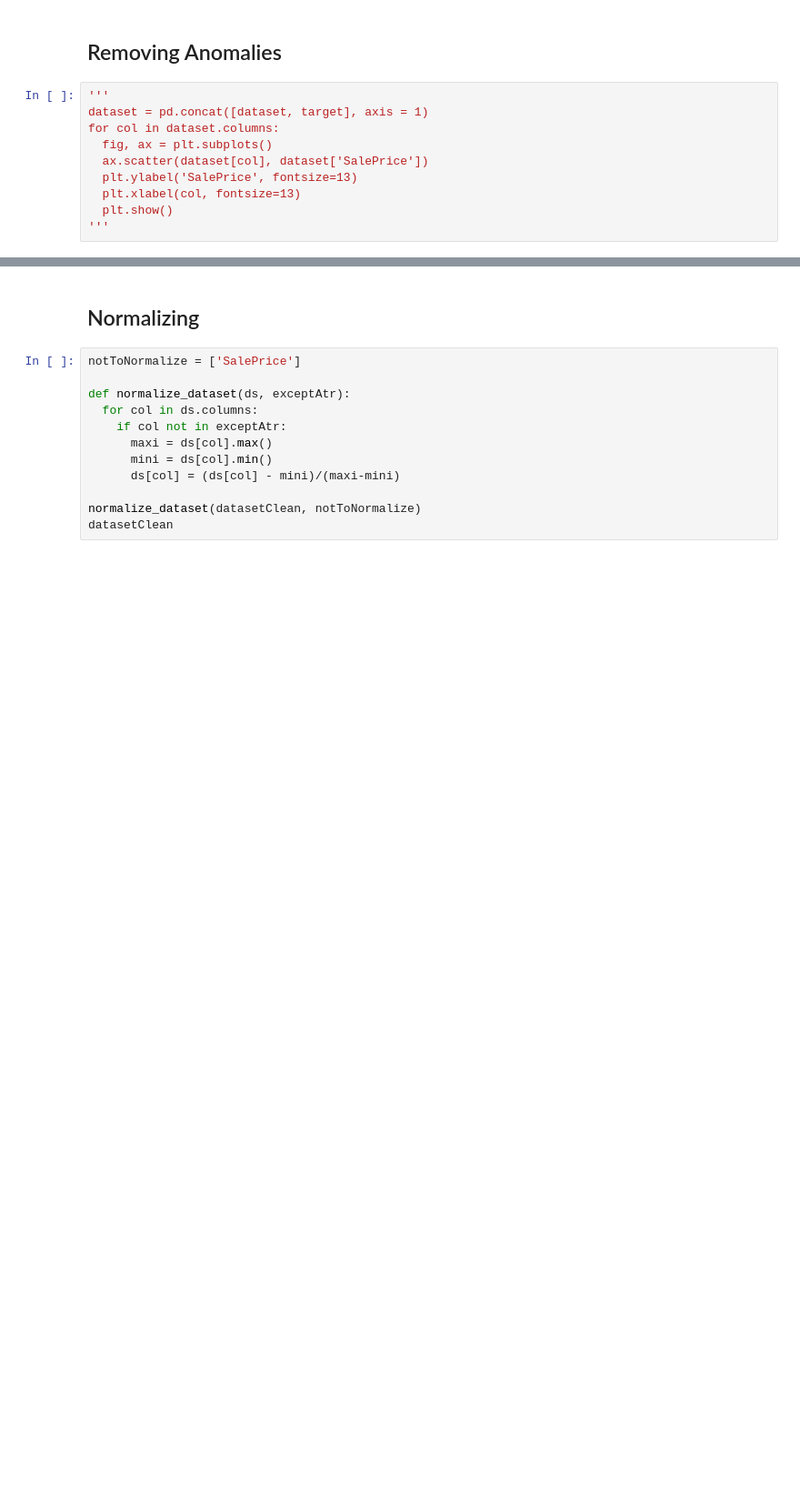
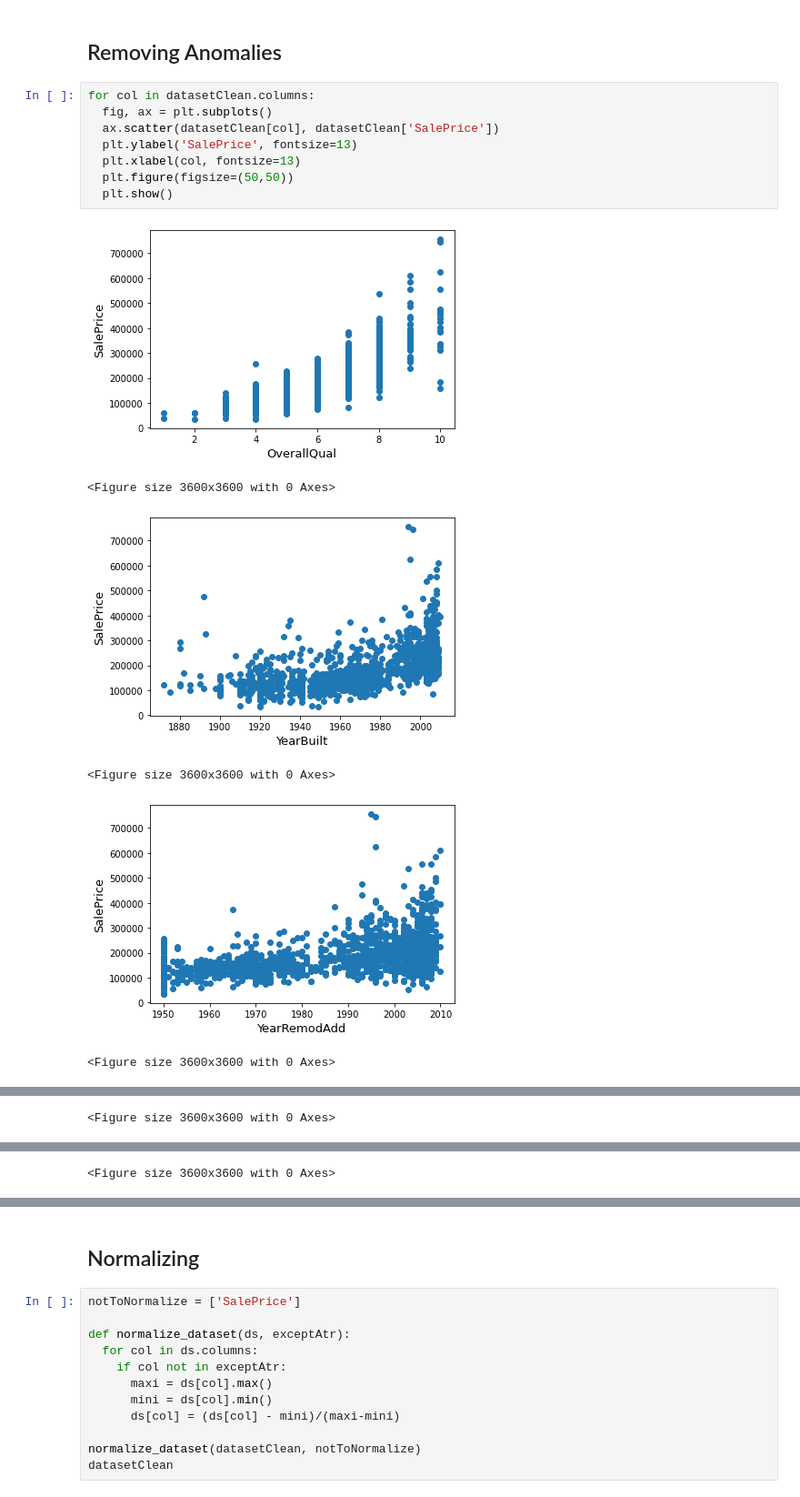
Before and after one commit to corderobot/Kaggle_House-Prices, a Jupyter notebook: NNs/HousePrices_NN.ipynb, the cells around one changed output, grey strips where cells are left out. Shown at 91% size. Drawn from its saved outputs; the diff is of its cells as text; blank space fills up the shorter version.

```diff
--- a/NNs/HousePrices_NN.ipynb
+++ b/NNs/HousePrices_NN.ipynb
@@ -291,12 +288,17 @@ datasetClean
 # %% [markdown]
 ## Removing Anomalies
 # %%
-'''
-dataset = pd.concat([dataset, target], axis = 1)
-for col in dataset.columns:
+for col in datasetClean.columns:
   fig, ax = plt.subplots()
-  ax.scatter(dataset[col], dataset['SalePrice'])
+  ax.scatter(datasetClean[col], datasetClean['SalePrice'])
   plt.ylabel('SalePrice', fontsize=13)
   plt.xlabel(col, fontsize=13)
+  plt.figure(figsize=(50,50))
   plt.show()
-'''
+# %% [output]
+[figure, added]
+<Figure size 3600x3600 with 0 Axes>
+[figure, added]
+<Figure size 3600x3600 with 0 Axes>
+[figure, added]
+<Figure size 3600x3600 with 0 Axes>
@@ -302,0 +306 @@ for col in dataset.columns:
+<Figure size 3600x3600 with 0 Axes>
@@ -302,0 +308 @@ for col in dataset.columns:
+<Figure size 3600x3600 with 0 Axes>
```
Also changed, not shown: parts of 28 cells of this notebook.
